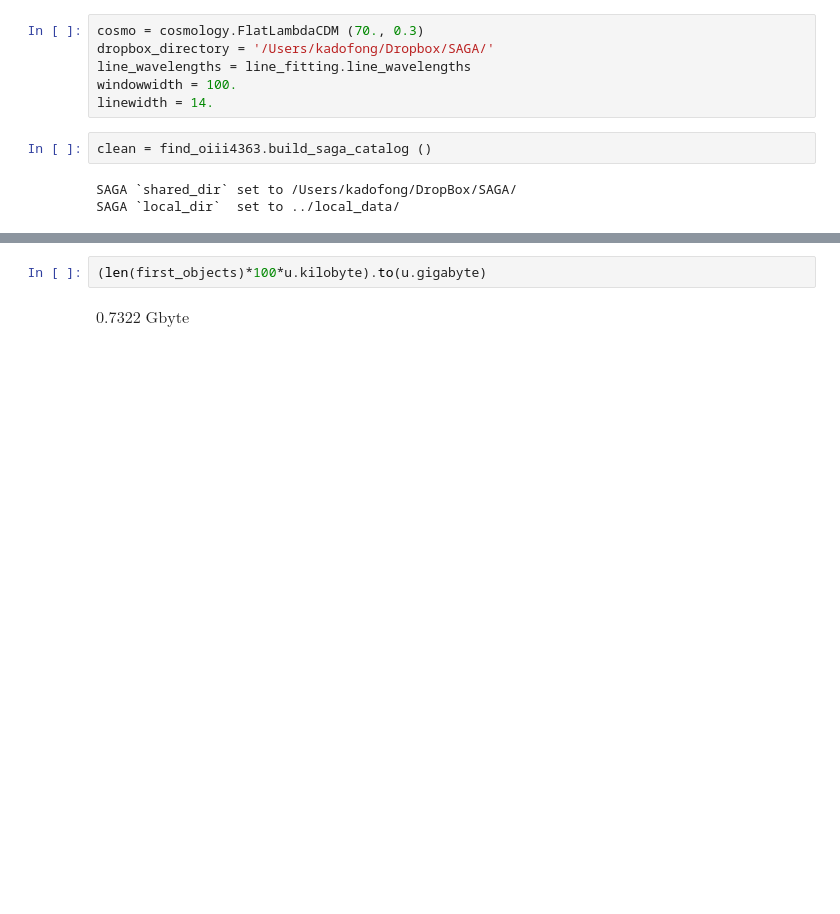
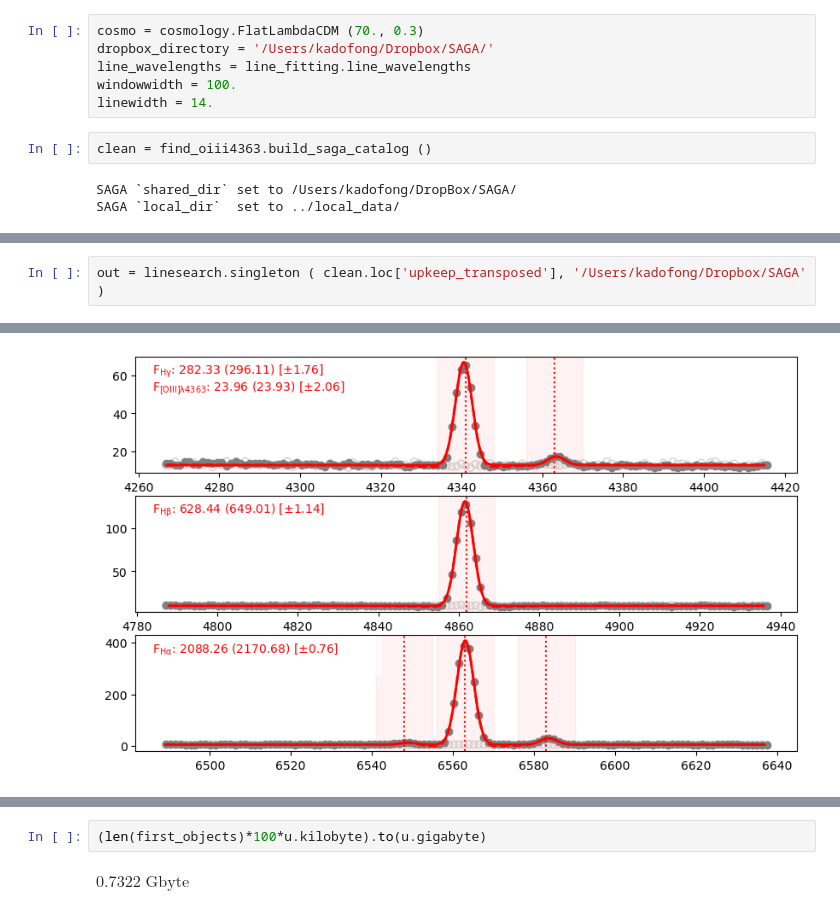
Before and after one commit to ekadofong/SAGAbg, a Jupyter notebook: notebooks/BetterLineFit.ipynb, the cells around one changed output, grey strips where cells are left out. Drawn from its saved outputs; the diff is of its cells as text; blank space fills up the shorter version.

```diff
--- a/notebooks/BetterLineFit.ipynb
+++ b/notebooks/BetterLineFit.ipynb
@@ -56,0 +100,3 @@ out = linesearch.singleton ( clean.loc['wafture_whirlwind'], '/Users/kadofong/Dr
+# %%
+out = linesearch.singleton ( clean.loc['upkeep_transposed'], '/Users/kadofong/Dropbox/SAGA' )
+# %% [output]
@@ -57 +104,2 @@ out = linesearch.singleton ( clean.loc['wafture_whirlwind'], '/Users/kadofong/Dr
+[figure, added]
 # %%
```
Also changed, not shown: parts of 14 cells of this notebook, 1 other file.
